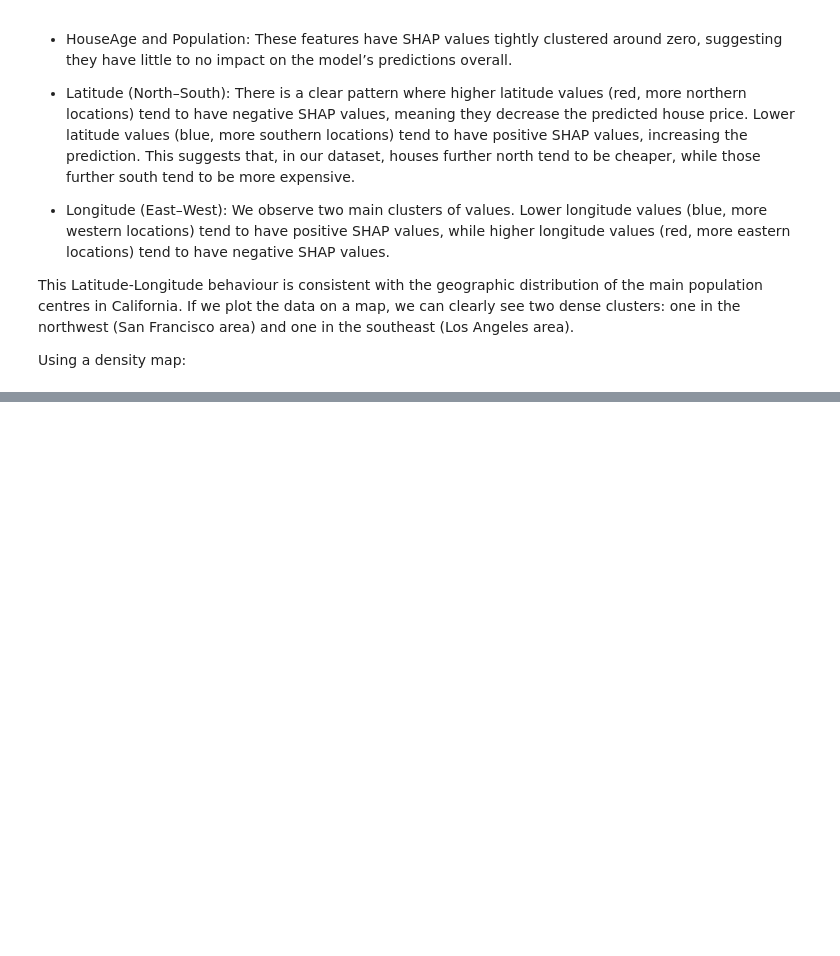
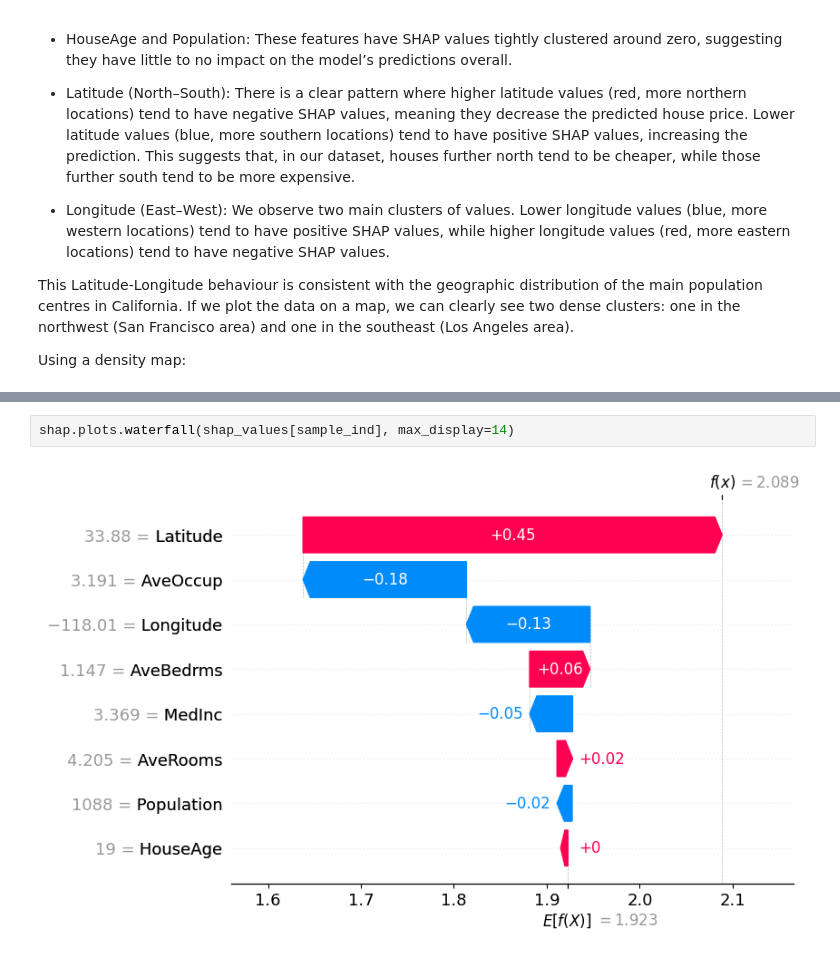
Before and after one commit to JorgeIvanJH/Explainability-in-ML-models, a Jupyter notebook: explainability.ipynb, the cells around one changed output, grey strips where cells are left out. Cells and saved outputs as stored; diff of their text form; blank space fills up the shorter version.

```diff
--- a/explainability.ipynb
+++ b/explainability.ipynb
@@ -226,0 +365,4 @@ Content heavily inspired by the tutorials in: https://shap.readthedocs.io/en/lat
+# %%
+shap.plots.waterfall(shap_values[sample_ind], max_display=14)
+# %% [output]
+[figure, added]
```
Also changed, not shown: parts of 33 cells of this notebook.
